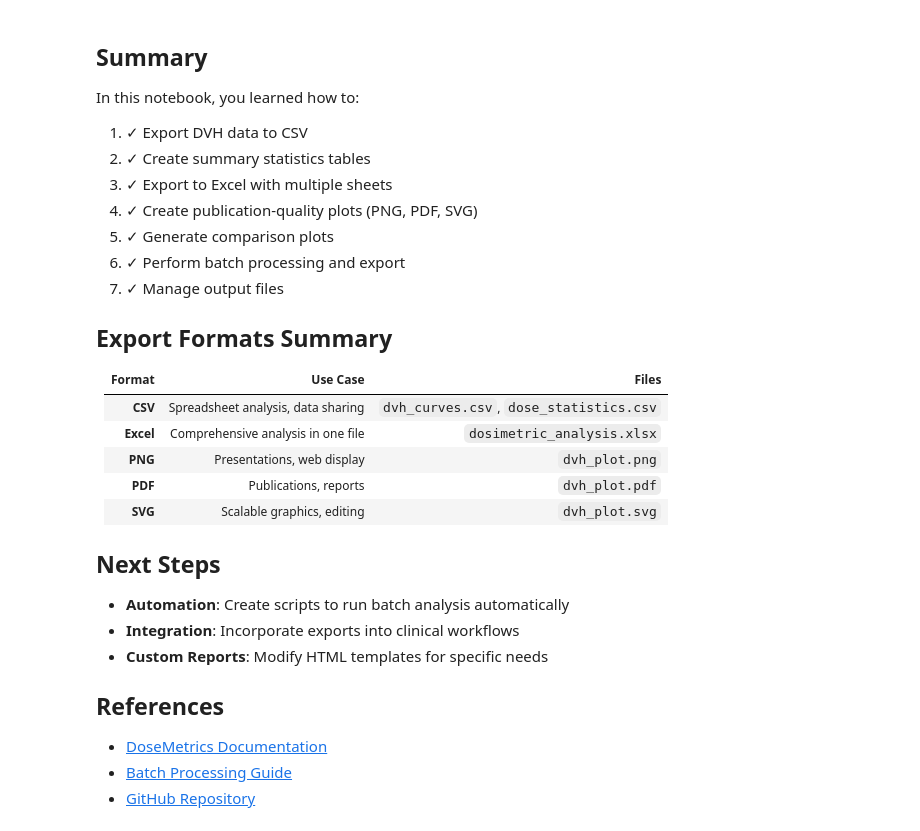
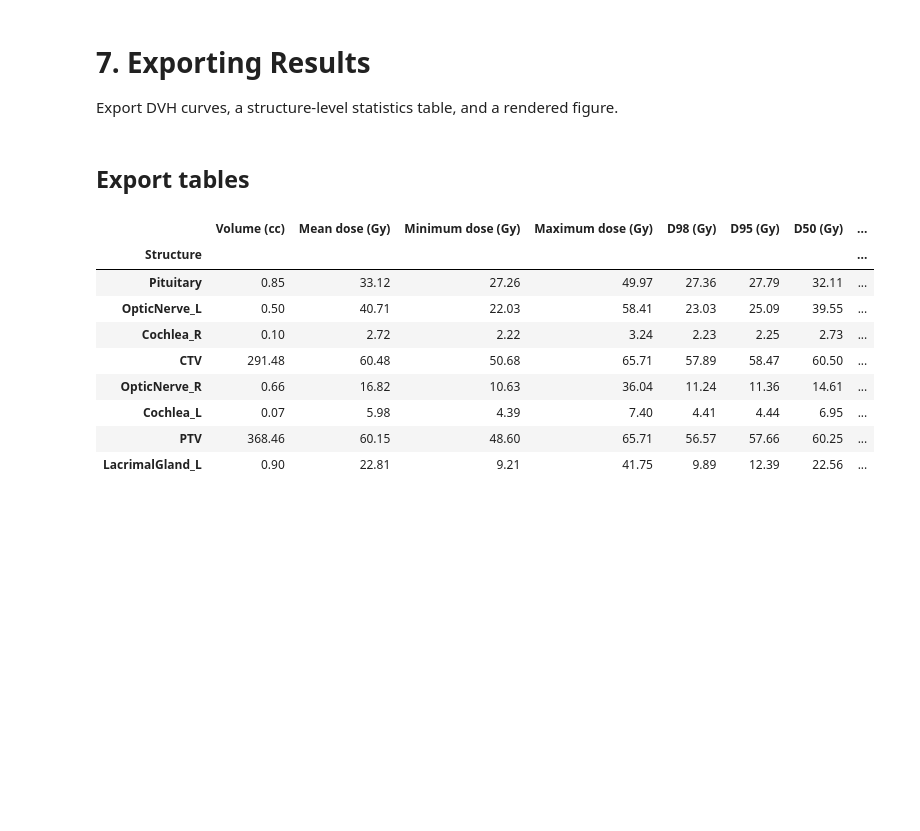
Before and after one commit to contouraid/dosemetrics, a Jupyter notebook: docs/notebooks/07-exporting-results.ipynb, the cells around one changed output. Cells and saved outputs as stored; diff of their text form; code cells hidden in the pictures; blank space fills up the shorter version.

Commit message:
Align metrics API and documentation

```diff
--- a/docs/notebooks/07-exporting-results.ipynb
+++ b/docs/notebooks/07-exporting-results.ipynb
@@ -407,34 +1,38 @@ Output directory: /var/folders/yr/q_0gpqgs1lq_rtbttpk3n9bh0000gn/T/dosemetrics_o
-# %% [markdown]
-## Summary
-
-In this notebook, you learned how to:
-
-1. ✓ Export DVH data to CSV
-2. ✓ Create summary statistics tables
-3. ✓ Export to Excel with multiple sheets
-4. ✓ Create publication-quality plots (PNG, PDF, SVG)
-5. ✓ Generate comparison plots
-6. ✓ Perform batch processing and export
-7. ✓ Manage output files
-
-## Export Formats Summary
-
-| Format | Use Case | Files |
-|--------|----------|-------|
-| **CSV** | Spreadsheet analysis, data sharing | `dvh_curves.csv`, `dose_statistics.csv` |
-| **Excel** | Comprehensive analysis in one file | `dosimetric_analysis.xlsx` |
-| **PNG** | Presentations, web display | `dvh_plot.png` |
-| **PDF** | Publications, reports | `dvh_plot.pdf` |
-| **SVG** | Scalable graphics, editing | `dvh_plot.svg` |
-
-## Next Steps
-
-- **Automation**: Create scripts to run batch analysis automatically
-- **Integration**: Incorporate exports into clinical workflows
-- **Custom Reports**: Modify HTML templates for specific needs
-
-## References
-
-- [DoseMetrics Documentation](https://contouraid.github.io/dosemetrics/)
-- [Batch Processing Guide](https://contouraid.github.io/dosemetrics/user-guide/batch-processing/)
-- [GitHub Repository](https://github.com/contouraid/dosemetrics)
+# %% [markdown]
+# 7. Exporting Results
+
+Export DVH curves, a structure-level statistics table, and a rendered figure.
+# %%
+from pathlib import Path
+from tempfile import mkdtemp
+
+from dosemetrics.metrics import dvh
+from dosemetrics.utils import (
+    dose_statistics_table,
+    load_example_study,
+    plot_subject_dvhs,
+    save_figure,
+)
+
+dose, structures = load_example_study("longitudinal/time_point_1")
+output_dir = Path(mkdtemp(prefix="dosemetrics_export_"))
+# %% [markdown]
+## Export tables
+# %%
+dvh_table = dvh.create_dvh_table(dose, structures, step_size=0.1)
+statistics_table = dose_statistics_table(dose, structures)
+
+dvh_table.to_csv(output_dir / "dvh_curves.csv", index=False, float_format="%.3f")
+statistics_table.to_csv(output_dir / "dose_statistics.csv", float_format="%.3f")
+statistics_table.head(8).round(2)
+# %% [output]
+|  | Volume (cc) | Mean dose (Gy) | Minimum dose (Gy) | Maximum dose (Gy) | D98 (Gy) | D95 (Gy) | D50 (Gy) | ... |
+| Structure |  |  |  |  |  |  |  | ... |
+| Pituitary | 0.85 | 33.12 | 27.26 | 49.97 | 27.36 | 27.79 | 32.11 | ... |
+| OpticNerve_L | 0.50 | 40.71 | 22.03 | 58.41 | 23.03 | 25.09 | 39.55 | ... |
+| Cochlea_R | 0.10 | 2.72 | 2.22 | 3.24 | 2.23 | 2.25 | 2.73 | ... |
+| CTV | 291.48 | 60.48 | 50.68 | 65.71 | 57.89 | 58.47 | 60.50 | ... |
+| OpticNerve_R | 0.66 | 16.82 | 10.63 | 36.04 | 11.24 | 11.36 | 14.61 | ... |
+| Cochlea_L | 0.07 | 5.98 | 4.39 | 7.40 | 4.41 | 4.44 | 6.95 | ... |
+| PTV | 368.46 | 60.15 | 48.60 | 65.71 | 56.57 | 57.66 | 60.25 | ... |
+| LacrimalGland_L | 0.90 | 22.81 | 9.21 | 41.75 | 9.89 | 12.39 | 22.56 | ... |
```
Also changed, not shown: parts of 20 cells of this notebook, 55 other files.
